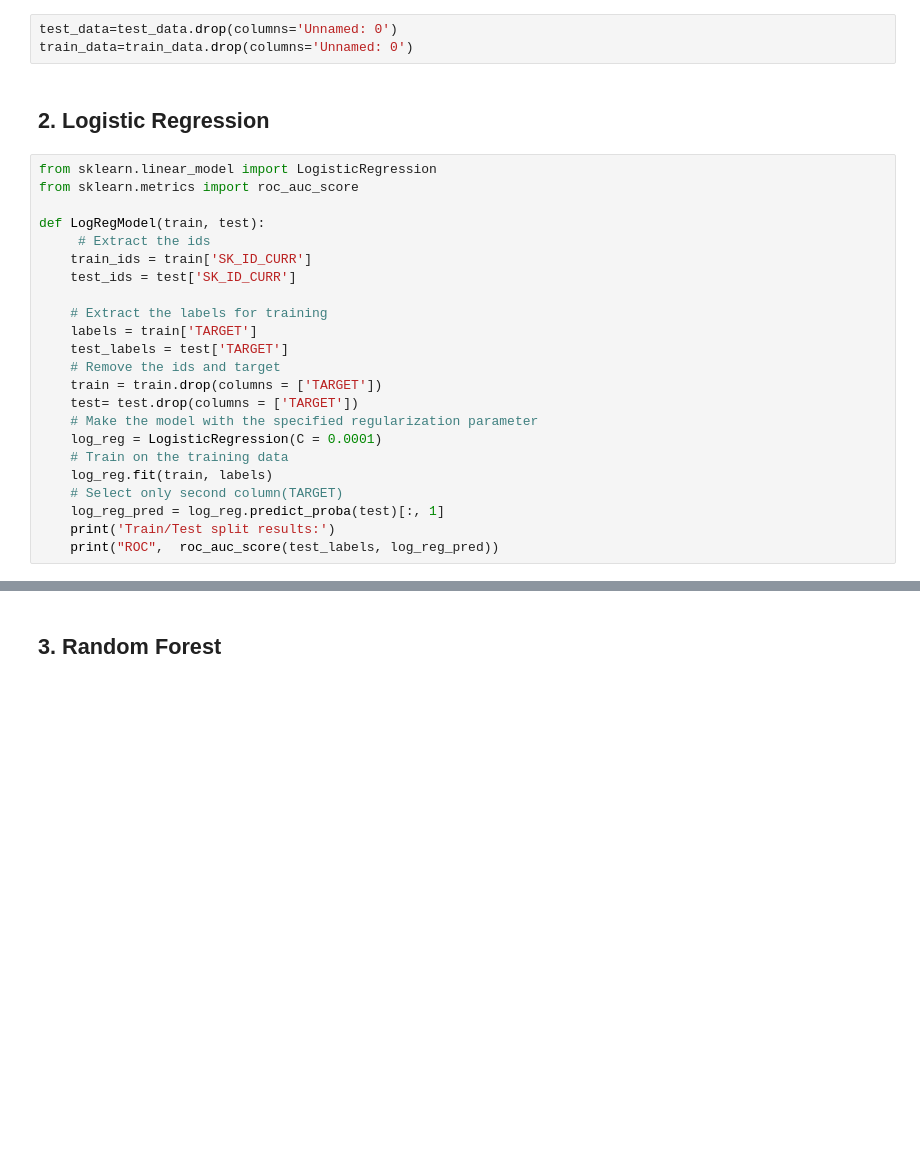
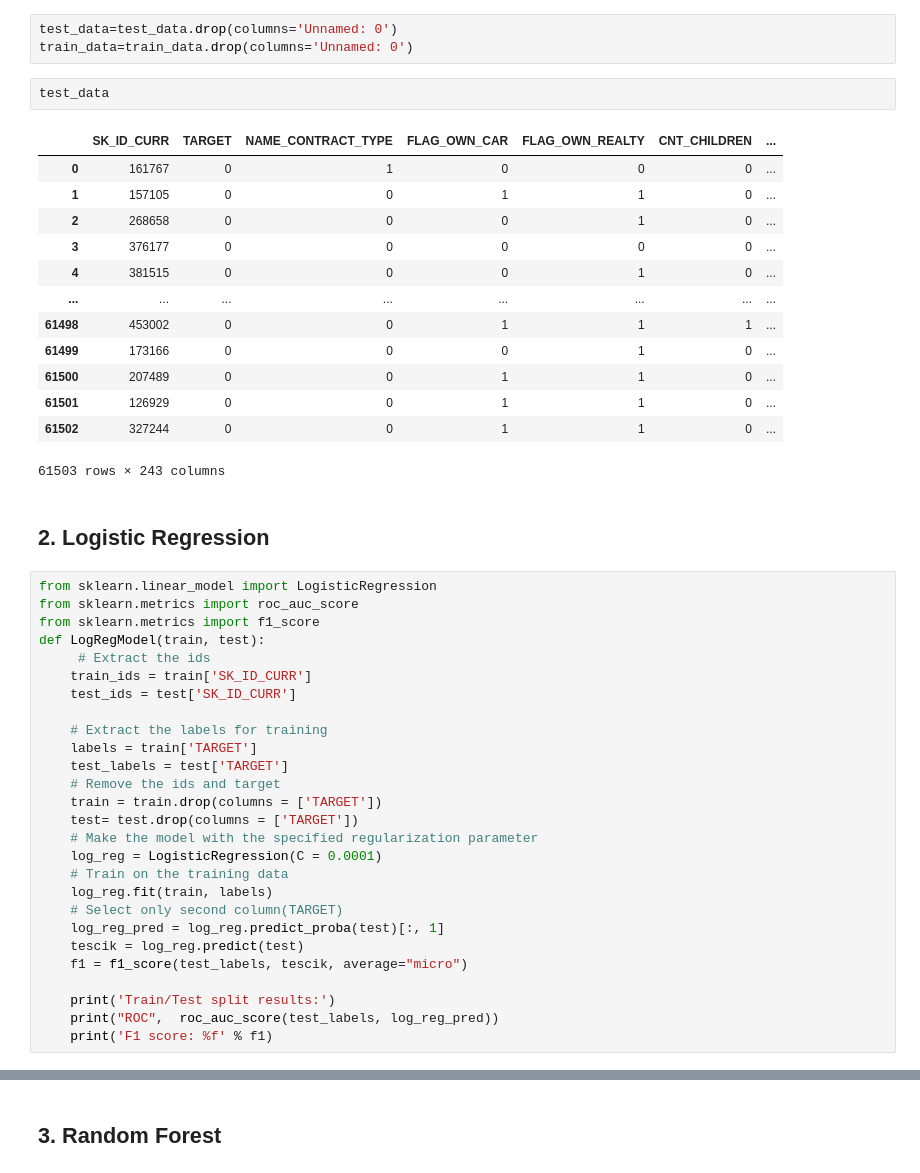
Before and after one commit to IML-Project/Home_Credit_Default_Risk_Project, a Jupyter notebook: Models.ipynb, the cells around one changed output, grey strips where cells are left out. Saved outputs shown, nothing was run; the diff lists cells and outputs as text; blank space fills up the shorter version.

```diff
--- a/Models.ipynb
+++ b/Models.ipynb
@@ -29,12 +30,28 @@ test_data = pd.read_csv("/Users/michael/Documents/GitHub/Home_Credit_Default_Ris
 # %%
 test_data=test_data.drop(columns='Unnamed: 0')
 train_data=train_data.drop(columns='Unnamed: 0')
+# %%
+test_data
+# %% [output]
+|  | SK_ID_CURR | TARGET | NAME_CONTRACT_TYPE | FLAG_OWN_CAR | FLAG_OWN_REALTY | CNT_CHILDREN | ... |
+| 0 | 161767 | 0 | 1 | 0 | 0 | 0 | ... |
+| 1 | 157105 | 0 | 0 | 1 | 1 | 0 | ... |
+| 2 | 268658 | 0 | 0 | 0 | 1 | 0 | ... |
+| 3 | 376177 | 0 | 0 | 0 | 0 | 0 | ... |
+| 4 | 381515 | 0 | 0 | 0 | 1 | 0 | ... |
+| ... | ... | ... | ... | ... | ... | ... | ... |
+| 61498 | 453002 | 0 | 0 | 1 | 1 | 1 | ... |
+| 61499 | 173166 | 0 | 0 | 0 | 1 | 0 | ... |
+| 61500 | 207489 | 0 | 0 | 1 | 1 | 0 | ... |
+| 61501 | 126929 | 0 | 0 | 1 | 1 | 0 | ... |
+| 61502 | 327244 | 0 | 0 | 1 | 1 | 0 | ... |
+61503 rows × 243 columns
 # %% [markdown]
 ## 2. Logistic Regression <a class="anchor" id="first-bullet"></a>
 # %%
 from sklearn.linear_model import LogisticRegression
 from sklearn.metrics import roc_auc_score
-
+from sklearn.metrics import f1_score
 def LogRegModel(train, test):
      # Extract the ids
     train_ids = train['SK_ID_CURR']
@@ -52,8 +69,12 @@ def LogRegModel(train, test):
     log_reg.fit(train, labels)
     # Select only second column(TARGET)
     log_reg_pred = log_reg.predict_proba(test)[:, 1]
+    tescik = log_reg.predict(test)
+    f1 = f1_score(test_labels, tescik, average="micro")
+
     print('Train/Test split results:')
     print("ROC",  roc_auc_score(test_labels, log_reg_pred))
+    print('F1 score: %f' % f1)
 # %%
 LogRegModel(train_data,test_data)
 # %% [output]
```
Also changed, not shown: parts of 32 cells of this notebook, 1 other file.
